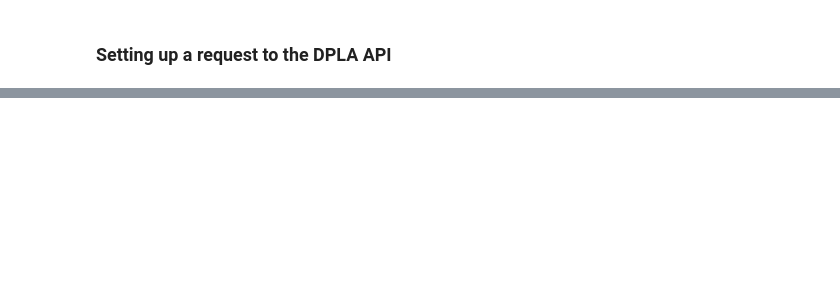
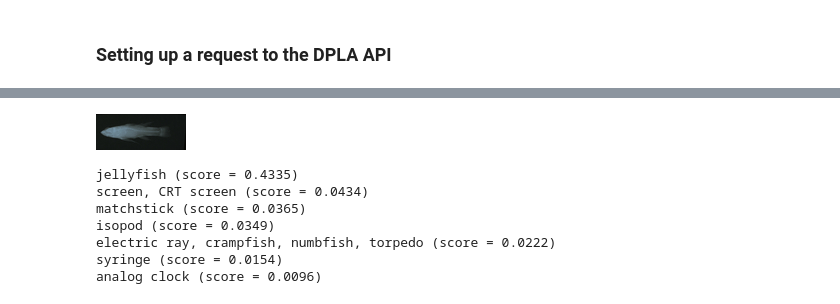
Before and after one commit to HumanitiesDataAnalysis/dplaimages, a Jupyter notebook: DPLA_getting_started.ipynb, the cells around one changed output, grey strips where cells are left out. Cells and saved outputs as stored; diff of their text form; code cells hidden in the pictures; blank space fills up the shorter version.

```diff
--- a/DPLA_getting_started.ipynb
+++ b/DPLA_getting_started.ipynb
@@ -79,0 +188,13 @@ def spatial(response):
+# %%
+a = DPLA_Image(random_.next())
+a.display_in_ipython()
+_ = a.infer_imagenet_labels()
+# %% [output]
+[figure, added]
+jellyfish (score = 0.4335)
+screen, CRT screen (score = 0.0434)
+matchstick (score = 0.0365)
+isopod (score = 0.0349)
+electric ray, crampfish, numbfish, torpedo (score = 0.0222)
+syringe (score = 0.0154)
+analog clock (score = 0.0096)
```
Also changed, not shown: parts of 61 cells of this notebook, 9 other files.
